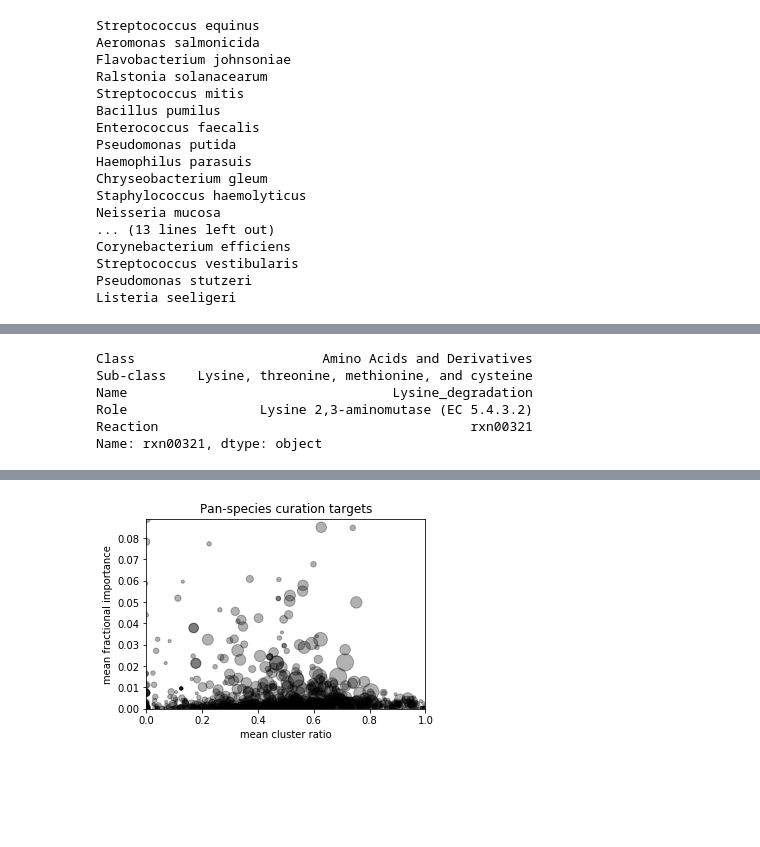
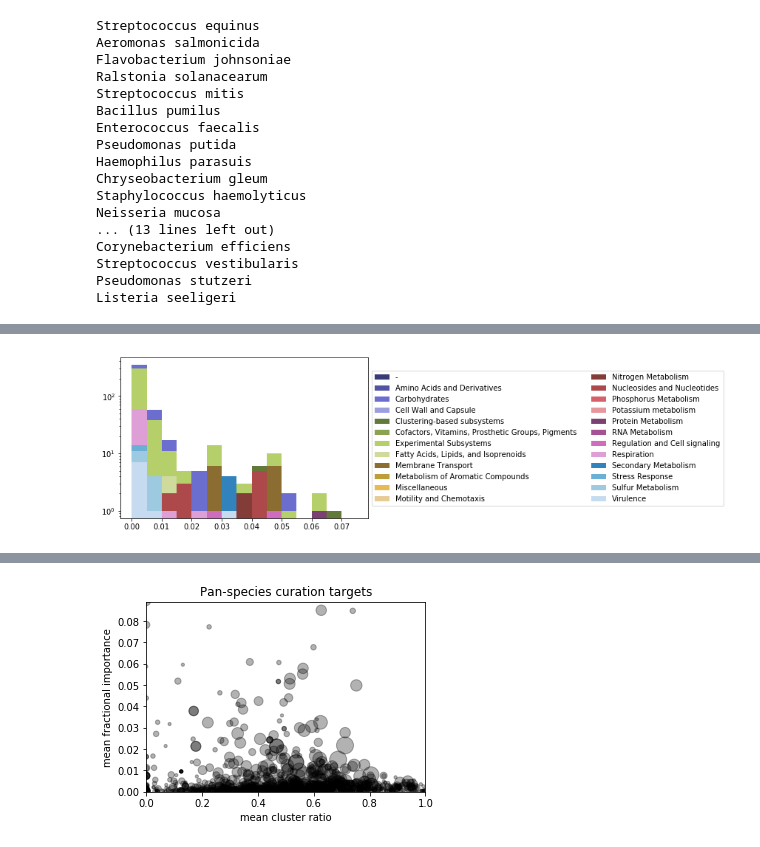
Before and after one commit to gregmedlock/ssl_ensembles, a Jupyter notebook: bin/curation_targets.ipynb, the cells around one changed output, grey strips where cells are left out. Drawn from its saved outputs; the diff is of its cells as text; code cells hidden in the pictures; blank space fills up the shorter version.

Commit message:
added subsystem parsing to curation target identification

```diff
--- a/bin/curation_targets.ipynb
+++ b/bin/curation_targets.ipynb
@@ -389,13 +422,20 @@ sorted_df['role'] = subsystem_role
 
 #sorted_df = sorted_df.sort_values(by='species count', ascending=False)
 sorted_df.to_csv('../results/classification_results/panspecies_importances_ratios_means.csv', sep=',')
-# %%
-# Chopping subsystem data harder than anticipated... why is rxn00321 getting strings split into lists?
-subsystems.loc['rxn00321']
-# %% [output]
-Class                        Amino Acids and Derivatives
-Sub-class    Lysine, threonine, methionine, and cysteine
-Name                                  Lysine_degradation
-Role                 Lysine 2,3-aminomutase (EC 5.4.3.2)
-Reaction                                        rxn00321
-Name: rxn00321, dtype: object
+# %%
+fig, ax = plt.subplots()
+colors = plt.cm.get_cmap('tab20b').colors + plt.cm.get_cmap('tab20c').colors
+labels = pd.DataFrame(classes).T['mean fractional importance'].index
+bins = np.arange(0,0.08,0.005)
+i = 0
+for label in labels:
+    ax.hist(pd.DataFrame(classes).T['mean fractional importance'].loc[label], bins, stacked = True, color=colors[i], label=label)
+    i += 1
+#ax.hist(pd.DataFrame(classes).T['mean fractional importance'].values,bins=20, density = True, stacked = True, colors=cm,label=labels)
+plt.legend(loc='center left', ncol=2, bbox_to_anchor=(1, 0.5))
+handles, labels = ax.get_legend_handles_labels()
+lgd = ax.legend(handles, labels, loc='center left', bbox_to_anchor=(1, 0.5), ncol=2)
+plt.yscale('log', basey=10)
+plt.savefig('../results/test_histogram_subsystem.png', bbox_extra_artists=(lgd,), bbox_inches='tight')
+# %% [output]
+[figure, added]
```
Also changed, not shown: parts of 7 cells of this notebook, 47 other files.
